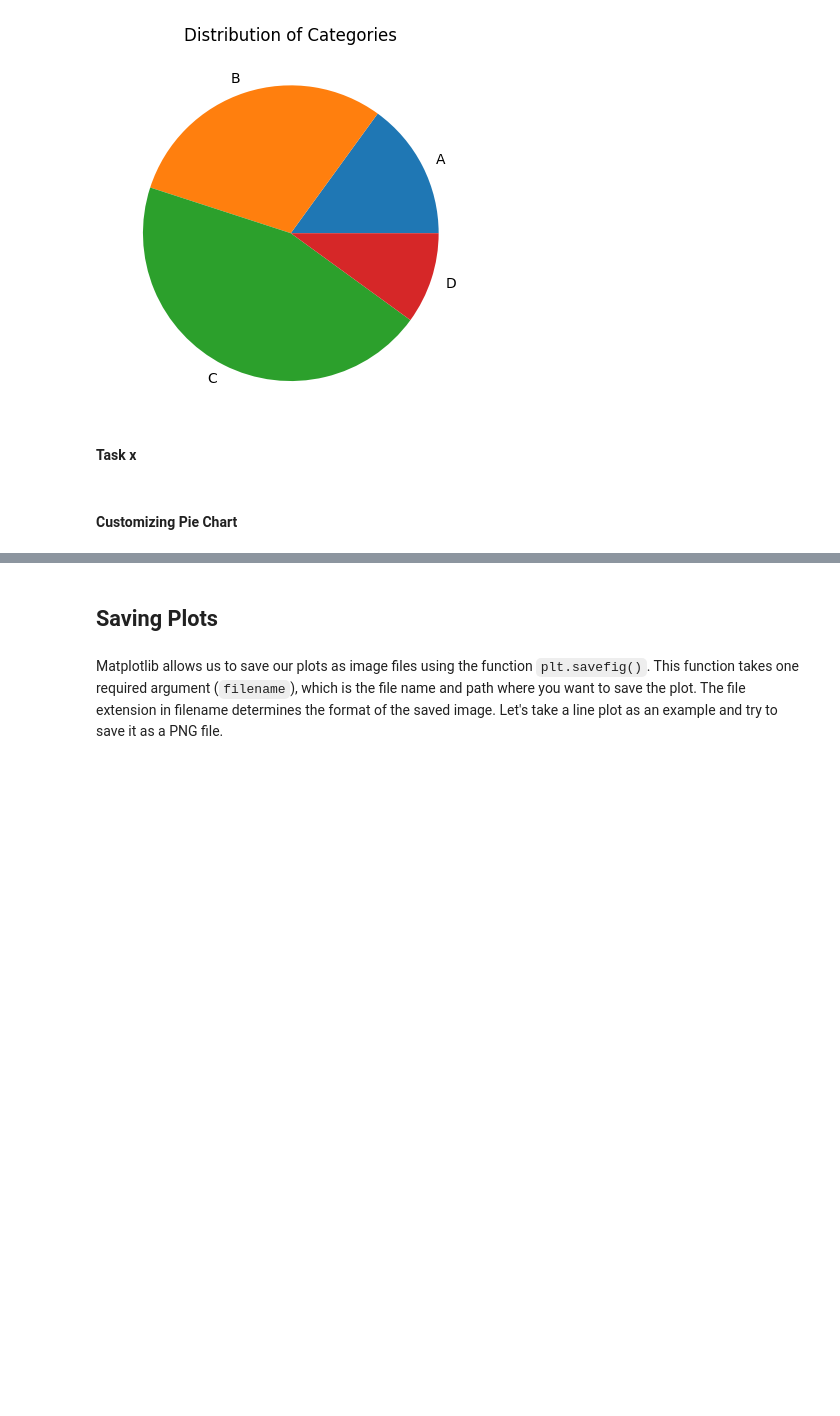
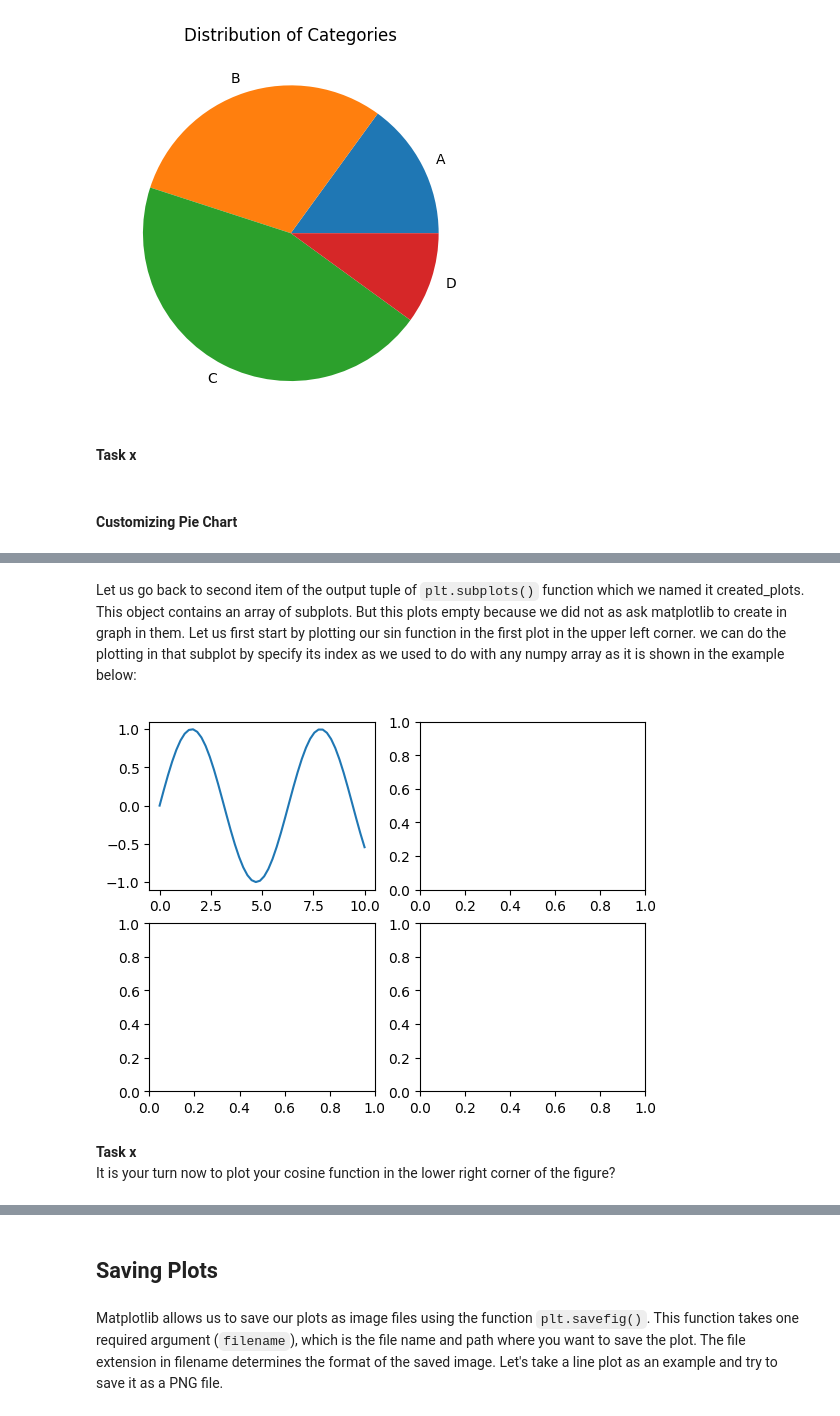
Before and after one commit to AhmadAlsaadi/ENCH320-Numpy, a Jupyter notebook: Matplotlib.ipynb, the cells around one changed output, grey strips where cells are left out. Saved outputs shown, nothing was run; the diff lists cells and outputs as text; code cells hidden in the pictures; blank space fills up the shorter version.

```diff
--- a/Matplotlib.ipynb
+++ b/Matplotlib.ipynb
@@ -591,0 +632,15 @@ plt.show()
+# %% [markdown]
+Let us go back to second item of the output tuple of `plt.subplots()` function which we named it created_plots. This object contains an  array of subplots. But this plots empty because we did not as ask matplotlib to create in graph in them. Let us first start by plotting our sin function in the first plot in the upper left corner. we can do the plotting in that subplot by specify its index as we used to do with any numpy array as it is shown in the example below:
+# %%
+import matplotlib.pyplot as plt
+import numpy as np
+x=np.linspace(0,10)
+y=np.sin(x)
+fig,created_plots=plt.subplots(2,2)
+created_plots[0,0].plot(x,y)
+plt.show()
+# %% [output]
+[figure, added]
+# %% [markdown]
+**Task x**
+It is your turn now to plot your cosine function in the lower right corner of the figure?
```
Also changed, not shown: parts of 25 cells of this notebook.
